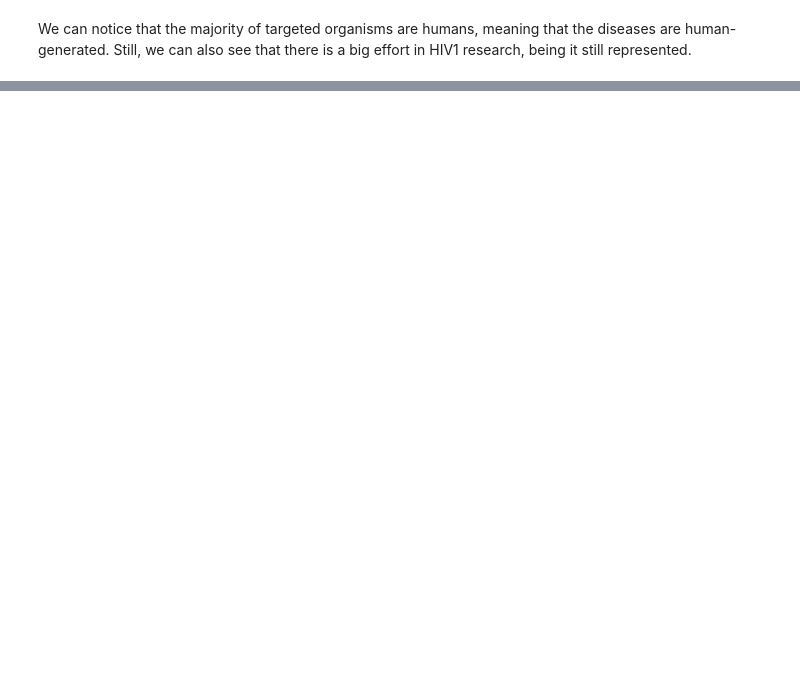
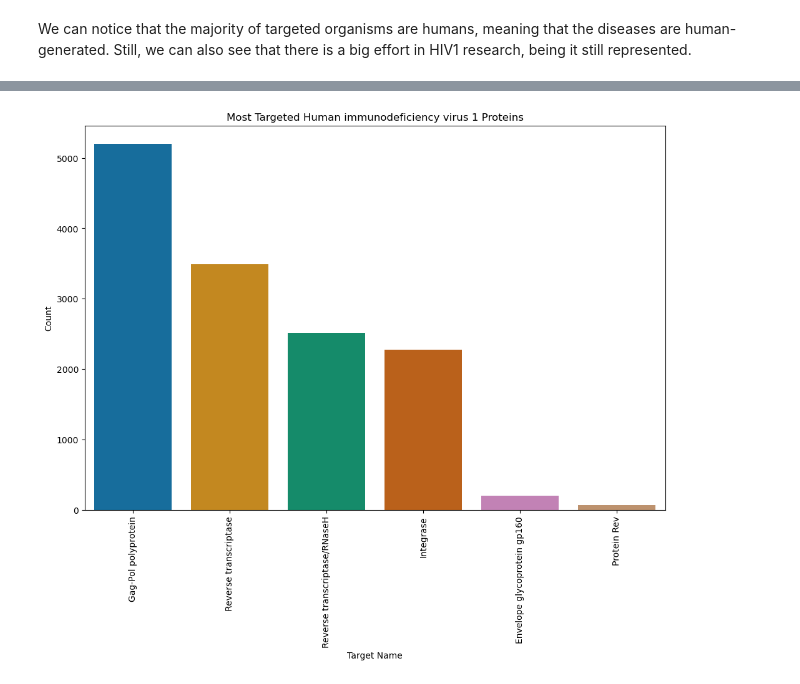
Before and after one commit to epfl-ada/ada-2024-project-adattatori, a Jupyter notebook: resultsNEW.ipynb, the cells around one changed output, grey strips where cells are left out. Drawn from its saved outputs; the diff is of its cells as text; code cells hidden in the pictures; blank space fills up the shorter version.

```diff
--- a/resultsNEW.ipynb
+++ b/resultsNEW.ipynb
@@ -55,0 +119,5 @@ We can notice that the majority of targeted organisms are humans, meaning that t
+# %%
+hiv = data_utils.select_metric(hiv, 'IC50 (nM)')
+hiv = data_utils.clean_na_columns(hiv)
+print(f'Rows of STD dataset where IC50 is given: {hiv.shape[0]}')
+print(f'Columns of STD dataset where nan rows are less than 50% of the total: {hiv.shape[1]}')
@@ -55,0 +141,3 @@ We can notice that the majority of targeted organisms are humans, meaning that t
+# %%
+hiv['Target Name'] = hiv['Target Name'].str.replace("Dimer of ", "", regex=False)
+hiv['Target Name'] = hiv['Target Name'].str.replace("Reverse transcriptase protein", "Reverse transcriptase", regex=False)
@@ -55,0 +150,7 @@ We can notice that the majority of targeted organisms are humans, meaning that t
+# %%
+hiv_condensed = hiv.copy()
+hiv_condensed['Target Name'] = hiv['Target Name'].apply(lambda x: 'Gag-Pol polyprotein' if 'Gag-Pol' in x else x)
+# %%
+evaluation_utils.plot_most_targeted_proteins(hiv_condensed)
+# %% [output]
+[figure, added]
```
Also changed, not shown: parts of 26 cells of this notebook.
